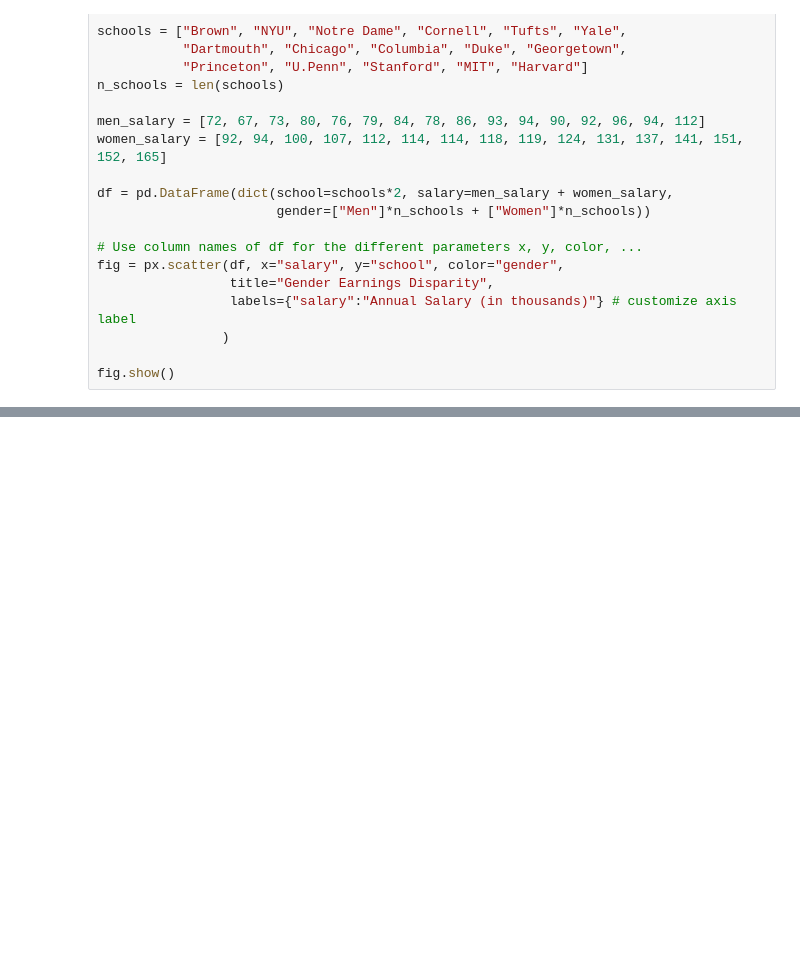
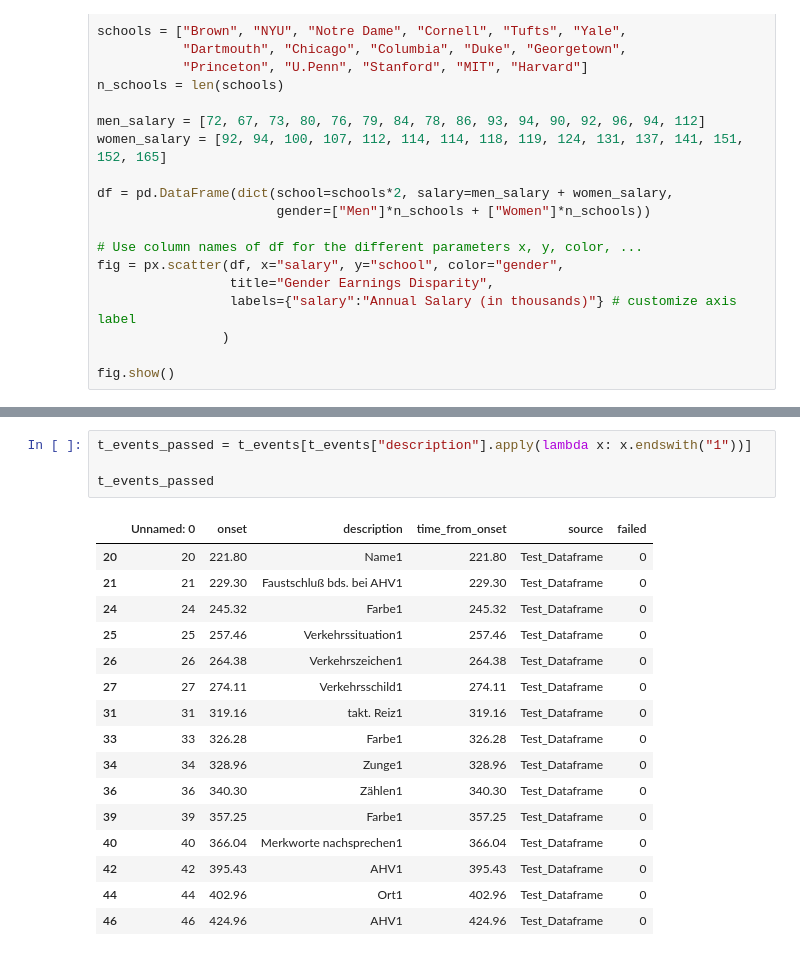
Before and after one commit to RuKrei/VEEG_Event_Processor, a Jupyter notebook: src/VEEG_drafts.ipynb, the cells around one changed output, grey strips where cells are left out. Drawn from its saved outputs; the diff is of its cells as text; blank space fills up the shorter version.

```diff
--- a/src/VEEG_drafts.ipynb
+++ b/src/VEEG_drafts.ipynb
@@ -220,0 +322,21 @@ fig.show()
+# %%
+t_events_passed = t_events[t_events["description"].apply(lambda x: x.endswith("1"))]
+
+t_events_passed
+# %% [output]
+|  | Unnamed: 0 | onset | description | time_from_onset | source | failed |
+| 20 | 20 | 221.80 | Name1 | 221.80 | Test_Dataframe | 0 |
+| 21 | 21 | 229.30 | Faustschluß bds. bei AHV1 | 229.30 | Test_Dataframe | 0 |
+| 24 | 24 | 245.32 | Farbe1 | 245.32 | Test_Dataframe | 0 |
+| 25 | 25 | 257.46 | Verkehrssituation1 | 257.46 | Test_Dataframe | 0 |
+| 26 | 26 | 264.38 | Verkehrszeichen1 | 264.38 | Test_Dataframe | 0 |
+| 27 | 27 | 274.11 | Verkehrsschild1 | 274.11 | Test_Dataframe | 0 |
+| 31 | 31 | 319.16 | takt. Reiz1 | 319.16 | Test_Dataframe | 0 |
+| 33 | 33 | 326.28 | Farbe1 | 326.28 | Test_Dataframe | 0 |
+| 34 | 34 | 328.96 | Zunge1 | 328.96 | Test_Dataframe | 0 |
+| 36 | 36 | 340.30 | Zählen1 | 340.30 | Test_Dataframe | 0 |
+| 39 | 39 | 357.25 | Farbe1 | 357.25 | Test_Dataframe | 0 |
+| 40 | 40 | 366.04 | Merkworte nachsprechen1 | 366.04 | Test_Dataframe | 0 |
+| 42 | 42 | 395.43 | AHV1 | 395.43 | Test_Dataframe | 0 |
+| 44 | 44 | 402.96 | Ort1 | 402.96 | Test_Dataframe | 0 |
+| 46 | 46 | 424.96 | AHV1 | 424.96 | Test_Dataframe | 0 |
```
Also changed, not shown: parts of 13 cells of this notebook, 3 other files.
